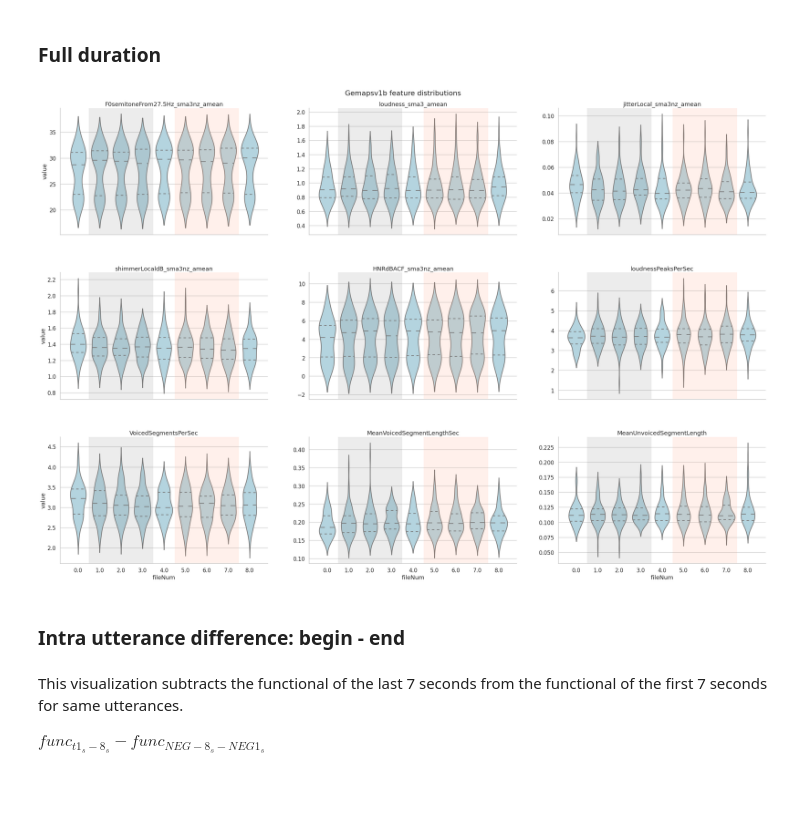
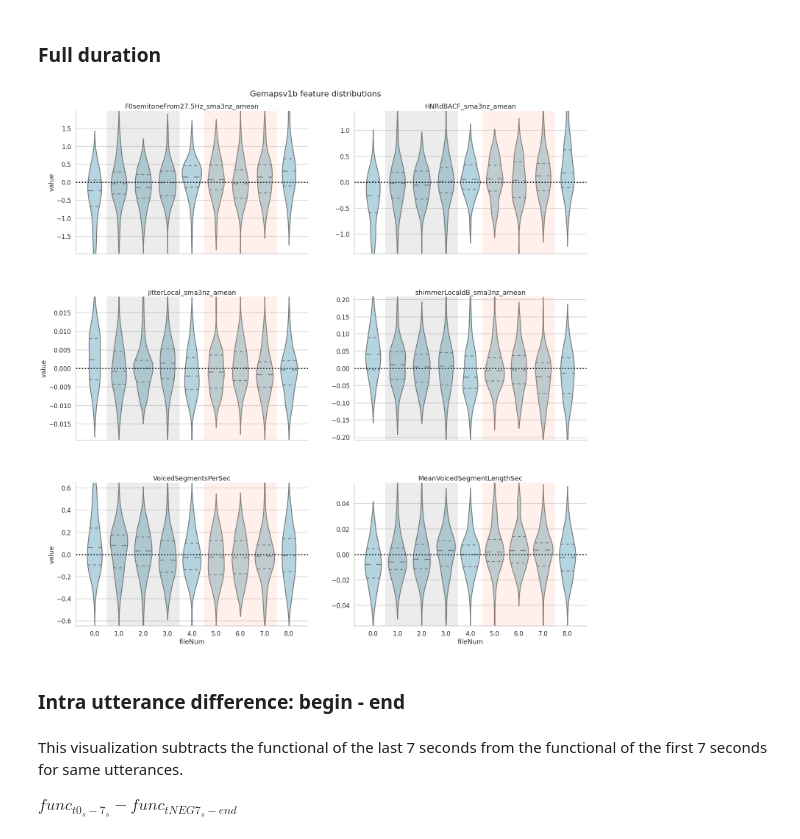
Before and after one commit to mitchelkappen/stress_study_lib_EEGStudy1, a Jupyter notebook: notebooks/2.1.1_OpenSMile_visualizations_utterance.ipynb, the cells around one changed output. Cells and saved outputs as stored; diff of their text form; code cells hidden in the pictures; blank space fills up the shorter version.

```diff
--- a/notebooks/2.1.1_OpenSMile_visualizations_utterance.ipynb
+++ b/notebooks/2.1.1_OpenSMile_visualizations_utterance.ipynb
@@ -51,7 +51,7 @@ relevant_feat_cols = [
     # "F0semitoneFrom27.5Hz_sma3nz_percentile20.0",
     # "F0semitoneFrom27.5Hz_sma3nz_percentile50.0",
     # "F0semitoneFrom27.5Hz_sma3nz_percentile80.0",
-    "loudness_sma3_amean",
+    "HNRdBACF_sma3nz_amean",
     # "loudness_sma3_stddevNorm",
     # "loudness_sma3_percentile20.0",
     # "loudness_sma3_percentile50.0",
@@ -60,20 +60,25 @@ relevant_feat_cols = [
     # "jitterLocal_sma3nz_stddevNorm",
     "shimmerLocaldB_sma3nz_amean",
     # "shimmerLocaldB_sma3nz_stddevNorm",
-    "HNRdBACF_sma3nz_amean",
     # "HNRdBACF_sma3nz_stddevNorm",
-    "loudnessPeaksPerSec",
+    # "loudness_sma3_amean",
+    # "loudnessPeaksPerSec",
     "VoicedSegmentsPerSec",
     "MeanVoicedSegmentLengthSec",
     # "StddevVoicedSegmentLengthSec",
-    "MeanUnvoicedSegmentLength",
+    # "MeanUnvoicedSegmentLength",
     # StddevUnvoicedSegmentLength
 ]
 
 
 feat_cols = list(set(df_func_end.columns).difference(metadata_cols))
 
-df_delta = df_func_begin.set_index("file")
+df_delta = df_func_begin.set_index("file").sort_index()
+# Filter out the too low HNR
+df_delta = df_delta[
+    df_delta.HNRdBACF_sma3nz_amean
+    > 0 & (df_func_end.set_index("file").sort_index().HNRdBACF_sma3nz_amean > 0)
+]
 df_delta[feat_cols] -= df_func_end.set_index("file")[feat_cols]
 
 add_condition_mask(df_delta)
@@ -83,49 +88,57 @@ add_condition_mask(df_gemaps_func)
 _ = add_audio_mask(df_gemaps_func)
 # %% [markdown]
 ### Full duration
+# %%
+df_gemaps_func_norm = df_gemaps_func[df_gemaps_func.HNRdBACF_sma3nz_amean > 0].copy()
+df_gemaps_func_norm[relevant_feat_cols] -= df_gemaps_func_norm.groupby(
+    "participantNum"
+)[relevant_feat_cols].transform("mean")
 # %%
 sns.set_context("talk")
 sns.set_style("whitegrid")
 g = sns.catplot(
     data=pd.melt(
-        frame=df_gemaps_func[
-            (~df_gemaps_func.bad_audio)
-            # & (df_gemaps_func.condition.notna())
-            & (df_gemaps_func["HNRdBACF_sma3nz_amean"] > 0)
+        frame=df_gemaps_func_norm[
+            (~df_gemaps_func_norm.bad_audio)
+            # & (df_gemaps_func_norm["HNRdBACF_sma4nz_amean"] > 2)
         ],
         id_vars=["file", "fileName", "fileNum", "condition", "participantNum"],
         value_vars=relevant_feat_cols,
         value_name="value",
         var_name="speech_feature",
     ),
     x="fileNum",
     y="value",
     col="speech_feature",
-    col_wrap=3,
+    col_wrap=2,
     height=7,
     aspect=1.5,
     kind="violin",
     inner="quartile",
     sharey=False,
     color="lightblue",
     sharex=True,
 )
 
 g.set_titles("{col_name}")
 g.fig.suptitle("Gemapsv1b feature distributions", y=1.01)
 plt.subplots_adjust(wspace=0.2, hspace=0.3)
 
-for ax in g.axes:
+for ax, std_range in zip(
+    g.axes, df_gemaps_func_norm[relevant_feat_cols].describe().T["std"]
+):
     ax.axvspan(0.5, 3.5, color="grey", alpha=0.15, lw=0)
+    ax.set_ylim(-3 * std_range, 3 * std_range)
     ax.axvspan(4.5, 7.5, color="lightsalmon", alpha=0.15, lw=0)
+    ax.axhline(y=0, c="black", ls=":", lw=3)
 # %% [output]
-[figure, old version]
+[figure, new version]
 # %% [markdown]
 ### Intra utterance difference: begin - end
 # %% [markdown]
 This visualization subtracts the functional of the last 7 seconds from the functional of the first 7 seconds for same utterances.
 
-$func_{t1_s-8_s} - func_{NEG-8_s-NEG1_s}$
+$func_{t0_s-7_s} - func_{tNEG7_s-end}$
 # %%
 g = sns.catplot(
     data=pd.melt(
```
Also changed, not shown: parts of 1 cell of this notebook, 1 other file.
